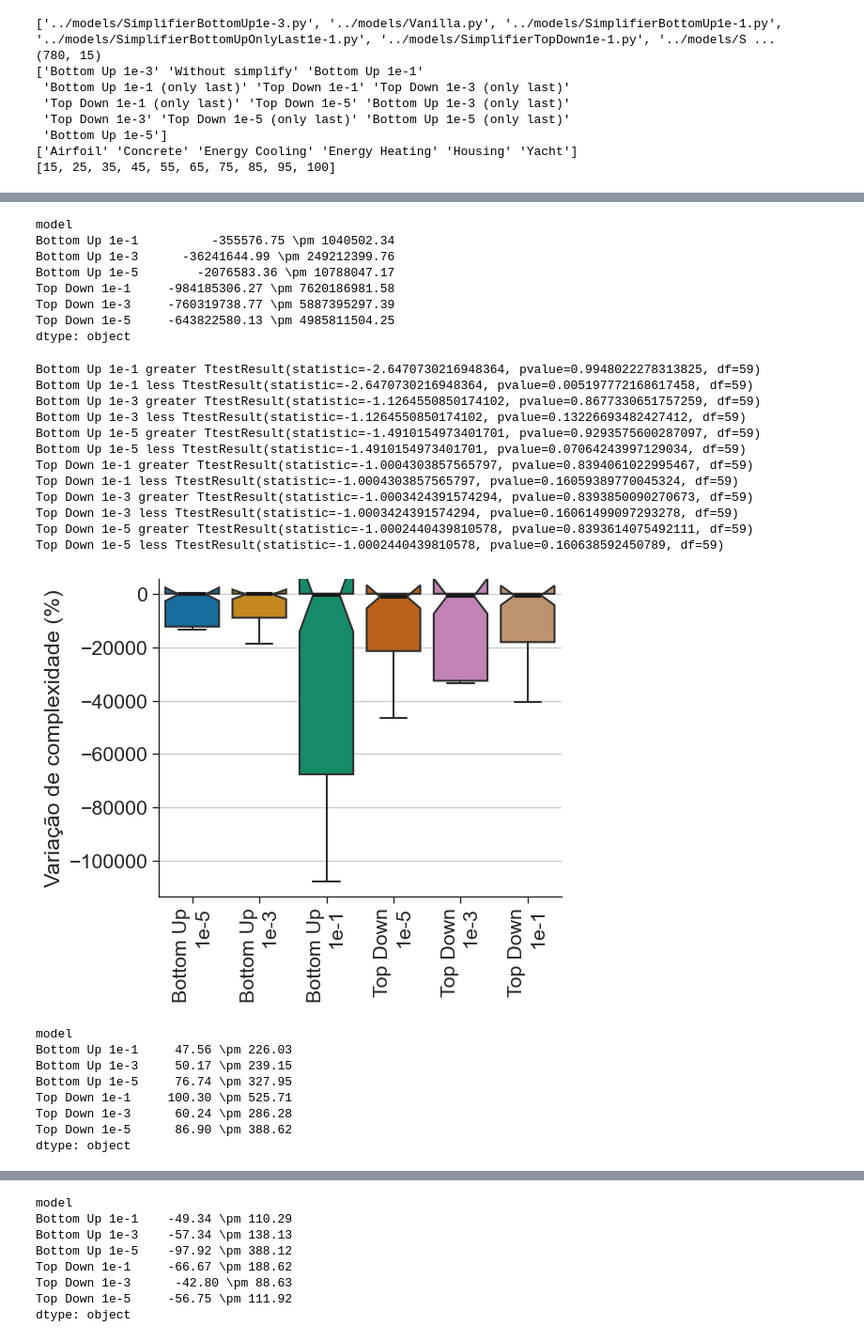
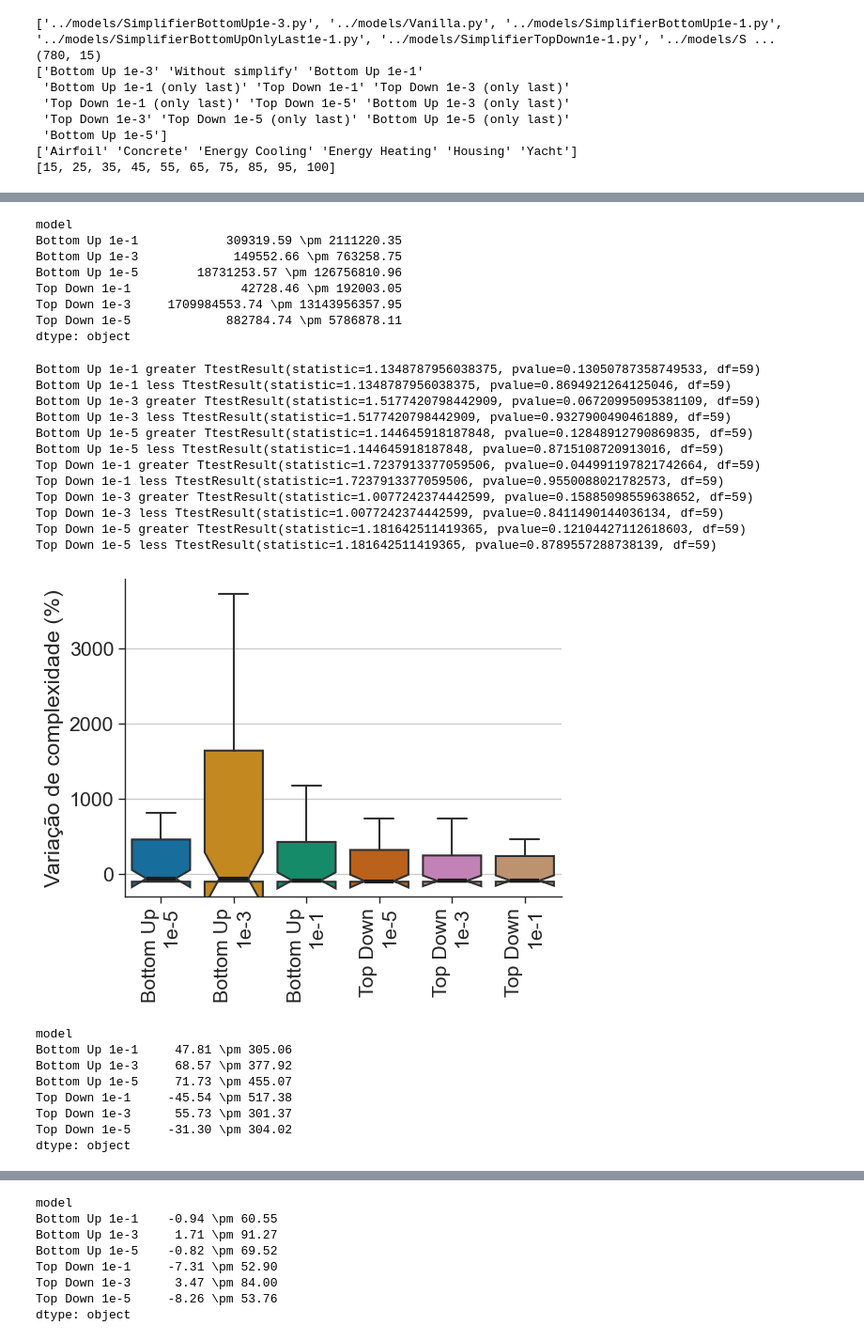
Before and after one commit to gAldeia/hashing-symbolic-expressions, a Jupyter notebook: analysis/delta_metrics.ipynb, the cells around one changed output, grey strips where cells are left out. Shown at 94% size. Cells and saved outputs as stored; diff of their text form; code cells hidden in the pictures.

```diff
--- a/analysis/delta_metrics.ipynb
+++ b/analysis/delta_metrics.ipynb
@@ -62,7 +62,9 @@ for metric in ['size', 'complexity', 'test_r2', 'test_mse', 'arch_size']:
 
         metric_baseline = baseline_curve[metric].values[0]
         metric_model = group_df[metric].values[0]
-        speeds.append( (model, dataset, (metric_model-metric_baseline)*100/metric_model) )
+
+        # https://math.stackexchange.com/questions/716767/how-to-calculate-the-percentage-of-increase-decrease-with-negative-numbers
+        speeds.append( (model, dataset, ((metric_model-metric_baseline)/np.abs(metric_baseline))*100) )
 
     speeds_df = pd.DataFrame(data=speeds, columns=['model', 'dataset', 'delta'])
 
@@ -177,29 +179,29 @@ Top Down 1e-5 less TtestResult(statistic=-1.4004809140781895, pvalue=0.083303328
 model
-Bottom Up 1e-1          -355576.75 \pm 1040502.34
-Bottom Up 1e-3      -36241644.99 \pm 249212399.76
-Bottom Up 1e-5        -2076583.36 \pm 10788047.17
-Top Down 1e-1     -984185306.27 \pm 7620186981.58
-Top Down 1e-3     -760319738.77 \pm 5887395297.39
-Top Down 1e-5     -643822580.13 \pm 4985811504.25
+Bottom Up 1e-1            309319.59 \pm 2111220.35
+Bottom Up 1e-3             149552.66 \pm 763258.75
+Bottom Up 1e-5        18731253.57 \pm 126756810.96
+Top Down 1e-1               42728.46 \pm 192003.05
+Top Down 1e-3     1709984553.74 \pm 13143956357.95
+Top Down 1e-5             882784.74 \pm 5786878.11
 dtype: object
-Bottom Up 1e-1 greater TtestResult(statistic=-2.6470730216948364, pvalue=0.9948022278313825, df=59)
-Bottom Up 1e-1 less TtestResult(statistic=-2.6470730216948364, pvalue=0.005197772168617458, df=59)
-Bottom Up 1e-3 greater TtestResult(statistic=-1.1264550850174102, pvalue=0.8677330651757259, df=59)
-Bottom Up 1e-3 less TtestResult(statistic=-1.1264550850174102, pvalue=0.13226693482427412, df=59)
-Bottom Up 1e-5 greater TtestResult(statistic=-1.4910154973401701, pvalue=0.9293575600287097, df=59)
-Bottom Up 1e-5 less TtestResult(statistic=-1.4910154973401701, pvalue=0.07064243997129034, df=59)
-Top Down 1e-1 greater TtestResult(statistic=-1.0004303857565797, pvalue=0.8394061022995467, df=59)
-Top Down 1e-1 less TtestResult(statistic=-1.0004303857565797, pvalue=0.16059389770045324, df=59)
-Top Down 1e-3 greater TtestResult(statistic=-1.0003424391574294, pvalue=0.8393850090270673, df=59)
-Top Down 1e-3 less TtestResult(statistic=-1.0003424391574294, pvalue=0.16061499097293278, df=59)
-Top Down 1e-5 greater TtestResult(statistic=-1.0002440439810578, pvalue=0.8393614075492111, df=59)
-Top Down 1e-5 less TtestResult(statistic=-1.0002440439810578, pvalue=0.160638592450789, df=59)
+Bottom Up 1e-1 greater TtestResult(statistic=1.1348787956038375, pvalue=0.13050787358749533, df=59)
+Bottom Up 1e-1 less TtestResult(statistic=1.1348787956038375, pvalue=0.8694921264125046, df=59)
+Bottom Up 1e-3 greater TtestResult(statistic=1.5177420798442909, pvalue=0.06720995095381109, df=59)
+Bottom Up 1e-3 less TtestResult(statistic=1.5177420798442909, pvalue=0.9327900490461889, df=59)
+Bottom Up 1e-5 greater TtestResult(statistic=1.144645918187848, pvalue=0.12848912790869835, df=59)
+Bottom Up 1e-5 less TtestResult(statistic=1.144645918187848, pvalue=0.8715108720913016, df=59)
+Top Down 1e-1 greater TtestResult(statistic=1.7237913377059506, pvalue=0.044991197821742664, df=59)
+Top Down 1e-1 less TtestResult(statistic=1.7237913377059506, pvalue=0.9550088021782573, df=59)
+Top Down 1e-3 greater TtestResult(statistic=1.0077242374442599, pvalue=0.15885098559638652, df=59)
+Top Down 1e-3 less TtestResult(statistic=1.0077242374442599, pvalue=0.8411490144036134, df=59)
+Top Down 1e-5 greater TtestResult(statistic=1.181642511419365, pvalue=0.12104427112618603, df=59)
+Top Down 1e-5 less TtestResult(statistic=1.181642511419365, pvalue=0.8789557288738139, df=59)
-[figure, old version]
+[figure, new version]
 model
-Bottom Up 1e-1     47.56 \pm 226.03
-Bottom Up 1e-3     50.17 \pm 239.15
-Bottom Up 1e-5     76.74 \pm 327.95
-Top Down 1e-1     100.30 \pm 525.71
-Top Down 1e-3      60.24 \pm 286.28
-Top Down 1e-5      86.90 \pm 388.62
+Bottom Up 1e-1     47.81 \pm 305.06
+Bottom Up 1e-3     68.57 \pm 377.92
+Bottom Up 1e-5     71.73 \pm 455.07
+Top Down 1e-1     -45.54 \pm 517.38
+Top Down 1e-3      55.73 \pm 301.37
+Top Down 1e-5     -31.30 \pm 304.02
 dtype: object
@@ -219,8 +221,8 @@ Top Down 1e-5 less TtestResult(statistic=1.7321799290460427, pvalue=0.9557665543
 model
-Bottom Up 1e-1    -49.34 \pm 110.29
-Bottom Up 1e-3    -57.34 \pm 138.13
-Bottom Up 1e-5    -97.92 \pm 388.12
-Top Down 1e-1     -66.67 \pm 188.62
-Top Down 1e-3      -42.80 \pm 88.63
-Top Down 1e-5     -56.75 \pm 111.92
+Bottom Up 1e-1    -0.94 \pm 60.55
+Bottom Up 1e-3     1.71 \pm 91.27
+Bottom Up 1e-5    -0.82 \pm 69.52
+Top Down 1e-1     -7.31 \pm 52.90
+Top Down 1e-3      3.47 \pm 84.00
+Top Down 1e-5     -8.26 \pm 53.76
 dtype: object
```
Also changed, not shown: parts of 1 cell of this notebook.
